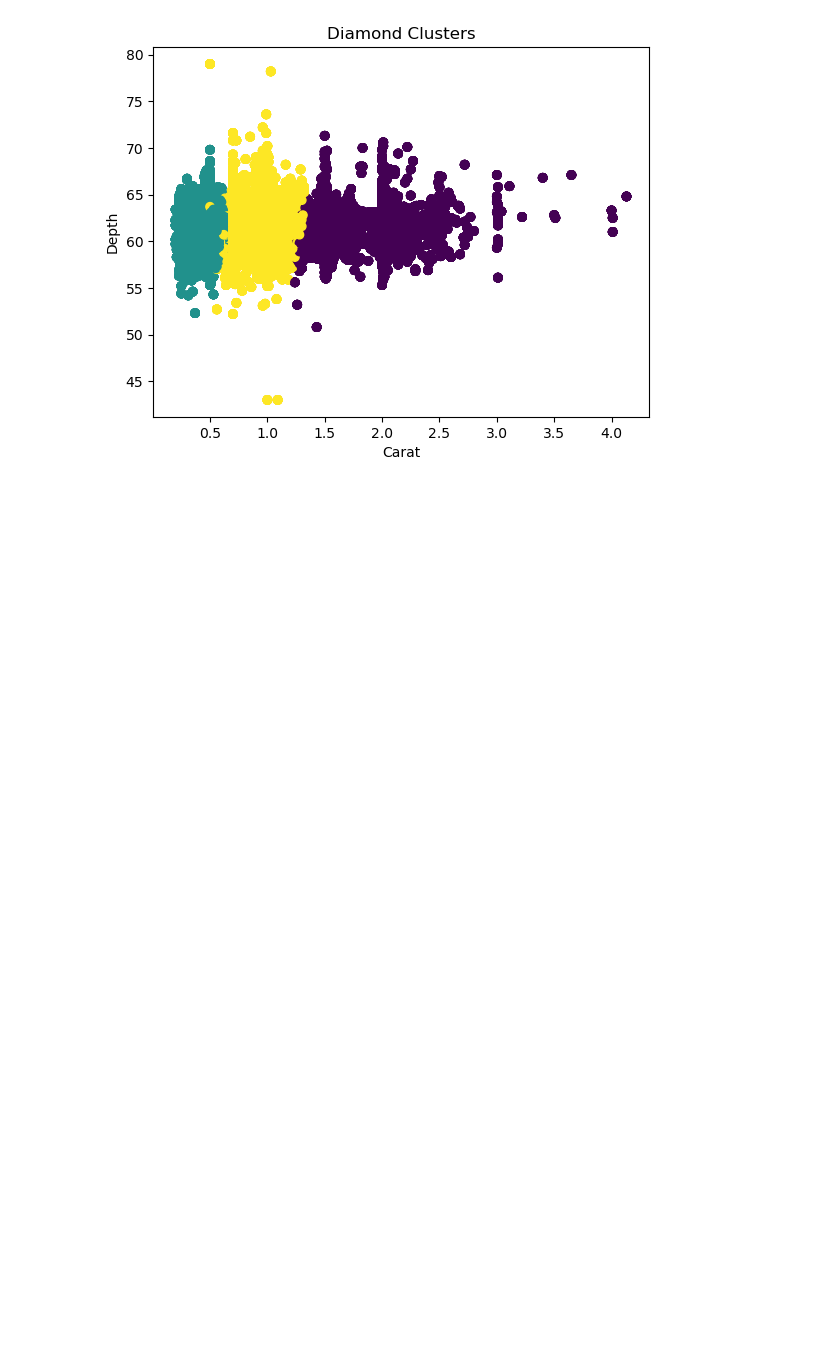
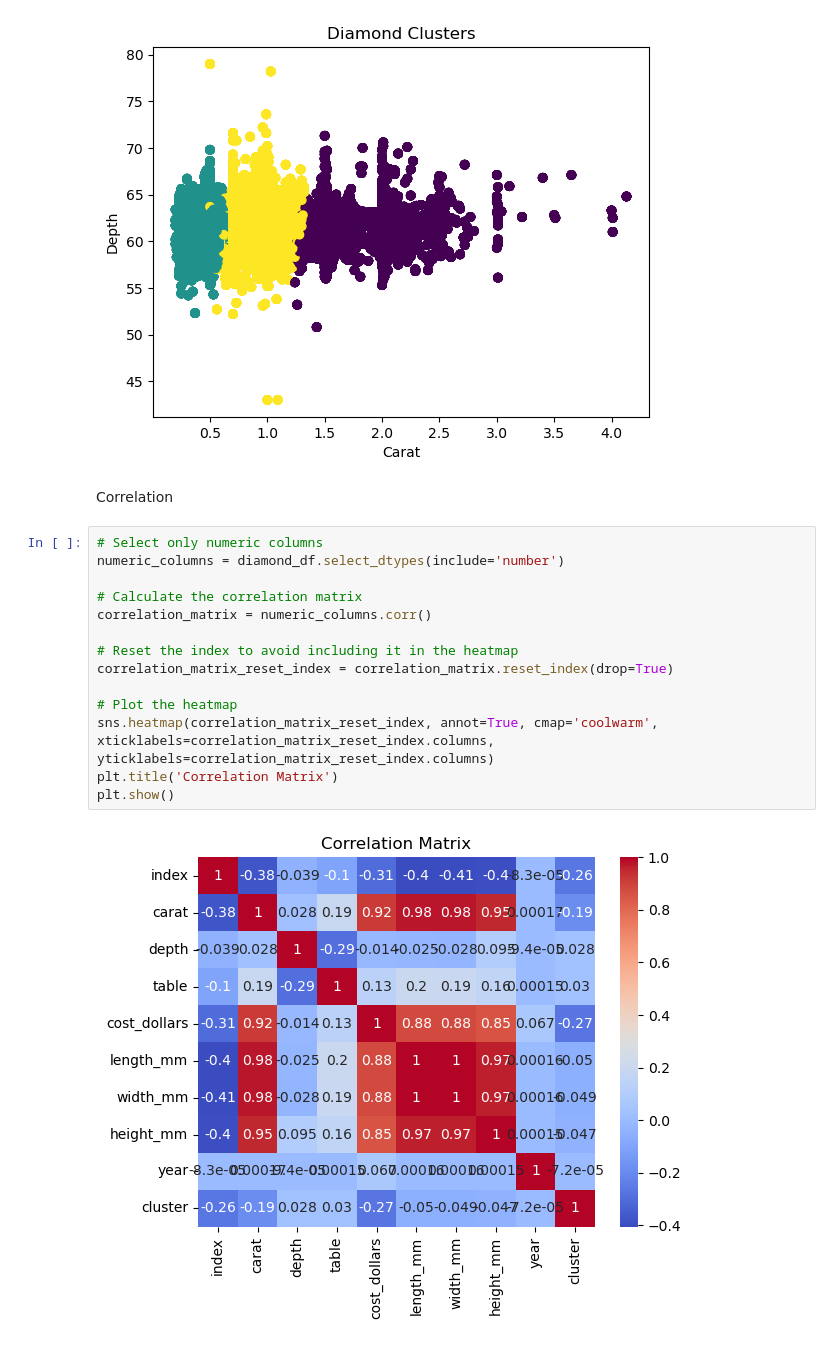
Before and after one commit to rhodanankabirwa/TechDiveProject, a Jupyter notebook: Tech_Drive_Project.ipynb, the cells around one changed output. Drawn from its saved outputs; the diff is of its cells as text; blank space fills up the shorter version.

```diff
--- a/Tech_Drive_Project.ipynb
+++ b/Tech_Drive_Project.ipynb
@@ -639,3 +661,21 @@ plt.title('Diamond Clusters')
 plt.show()
 # %% [output]
 [figure]
+# %% [markdown]
+Correlation
+# %%
+# Select only numeric columns
+numeric_columns = diamond_df.select_dtypes(include='number')
+
+# Calculate the correlation matrix
+correlation_matrix = numeric_columns.corr()
+
+# Reset the index to avoid including it in the heatmap
+correlation_matrix_reset_index = correlation_matrix.reset_index(drop=True)
+
+# Plot the heatmap
+sns.heatmap(correlation_matrix_reset_index, annot=True, cmap='coolwarm', xticklabels=correlation_matrix_reset_index.columns, yticklabels=correlation_matrix_reset_index.columns)
+plt.title('Correlation Matrix')
+plt.show()
+# %% [output]
+[figure, added]
```
Also changed, not shown: parts of 23 cells of this notebook.
